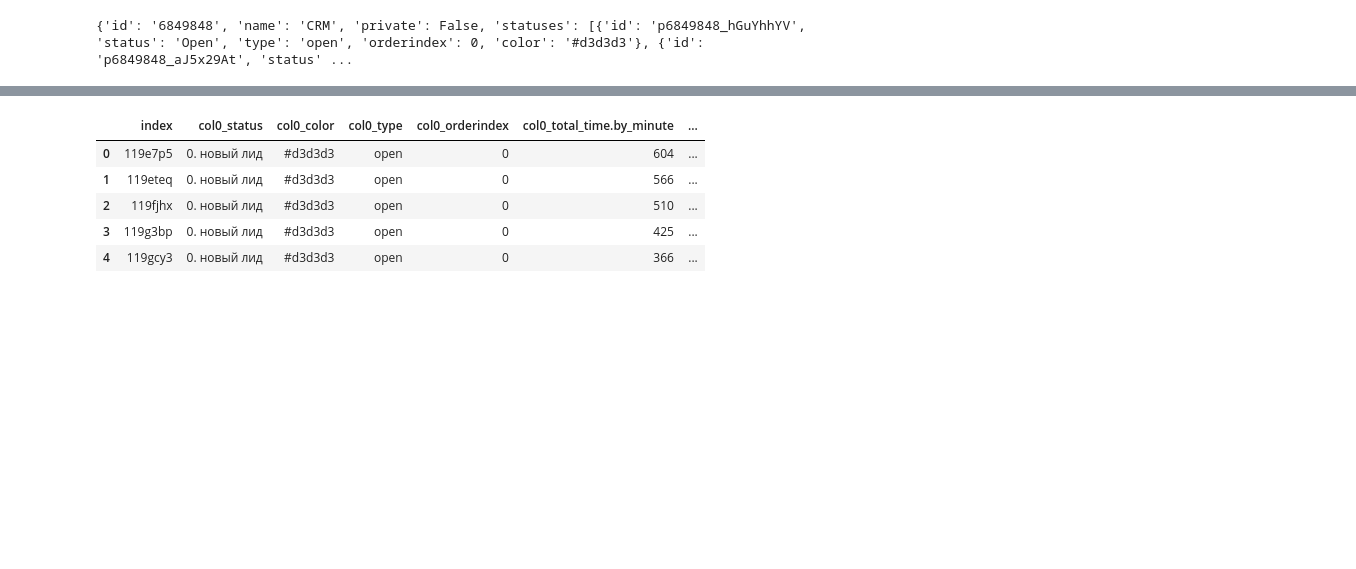
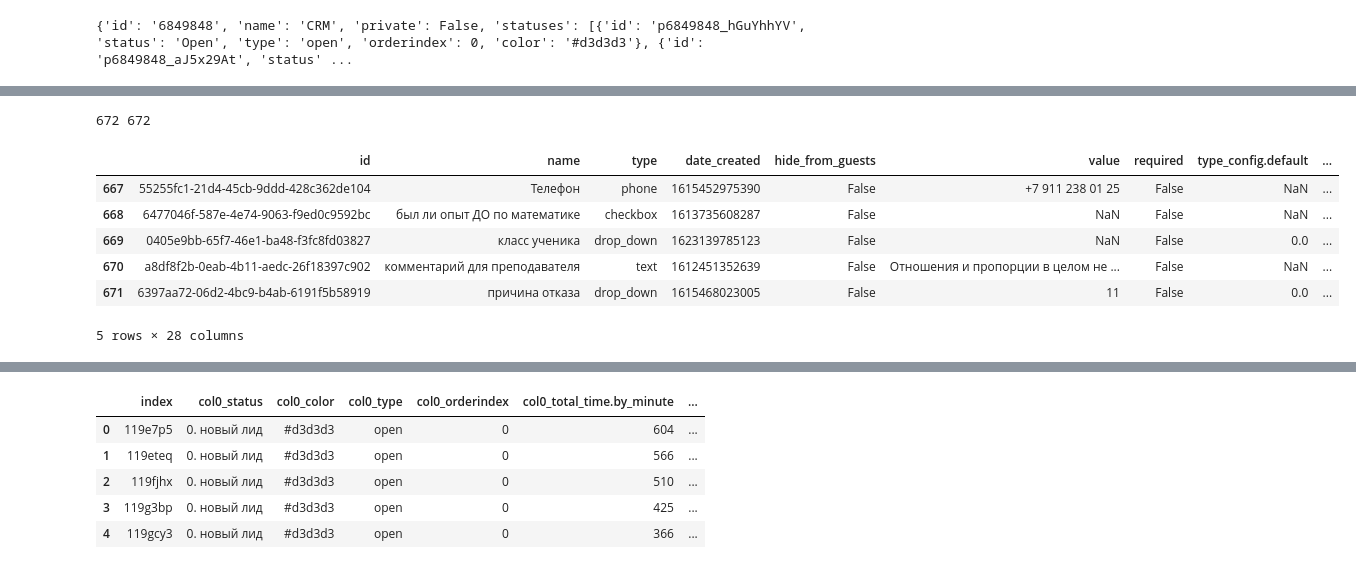
Before and after one commit to pilyavetsb/ClickUp-API-Wrapper, a Jupyter notebook: ClickUpDataLoader.ipynb, the cells around one changed output, grey strips where cells are left out. Saved outputs shown, nothing was run; the diff lists cells and outputs as text; code cells hidden in the pictures; blank space fills up the shorter version.

```diff
--- a/ClickUpDataLoader.ipynb
+++ b/ClickUpDataLoader.ipynb
@@ -83,2 +93,21 @@ def df_getter(data:List[dict], key_getter='tasks', **kwargs) -> pd.DataFrame:
     return pd.concat(res)
+# %%
+par_names = df_getter(tasks,
+                      record_path='custom_fields',
+                      meta=['id', 'name', 'text_content', 'date_created', 'date_updated', 'date_closed',
+                           ['status', 'status'], ['status', 'type'],
+                           ['creator', 'email'], 'due_date', 'start_date', 'tags'],
+                      meta_prefix='standard_')
+#в последней странице почему-то остается только словарь, сейчас нет времени разбираться
+missing_list = par_names.loc[par_names['standard_tags']=={'name': 'fake'}]
+par_names.loc[par_names['standard_tags']=={'name': 'fake'}, 'standard_tags'] = pd.Series([[{'name': 'fake'}]]*len(missing_list))
+# %% [output]
+672 672
+|  | id | name | type | date_created | hide_from_guests | value | required | type_config.default | ... |
+| 667 | 55255fc1-21d4-45cb-9ddd-428c362de104 | Телефон | phone | 1615452975390 | False | +7 911 238 01 25 | False | NaN | ... |
+| 668 | 6477046f-587e-4e74-9063-f9ed0c9592bc | был ли опыт ДО по математике | checkbox | 1613735608287 | False | NaN | False | NaN | ... |
+| 669 | 0405e9bb-65f7-46e1-ba48-f3fc8fd03827 | класс ученика | drop_down | 1623139785123 | False | NaN | False | 0.0 | ... |
+| 670 | a8df8f2b-0eab-4b11-aedc-26f18397c902 | комментарий для преподавателя | text | 1612451352639 | False | Отношения и пропорции в целом не ... | False | NaN | ... |
+| 671 | 6397aa72-06d2-4bc9-b4ab-6191f5b58919 | причина отказа | drop_down | 1615468023005 | False | 11 | False | 0.0 | ... |
+5 rows × 28 columns
 # %%
```
Also changed, not shown: parts of 18 cells of this notebook.
